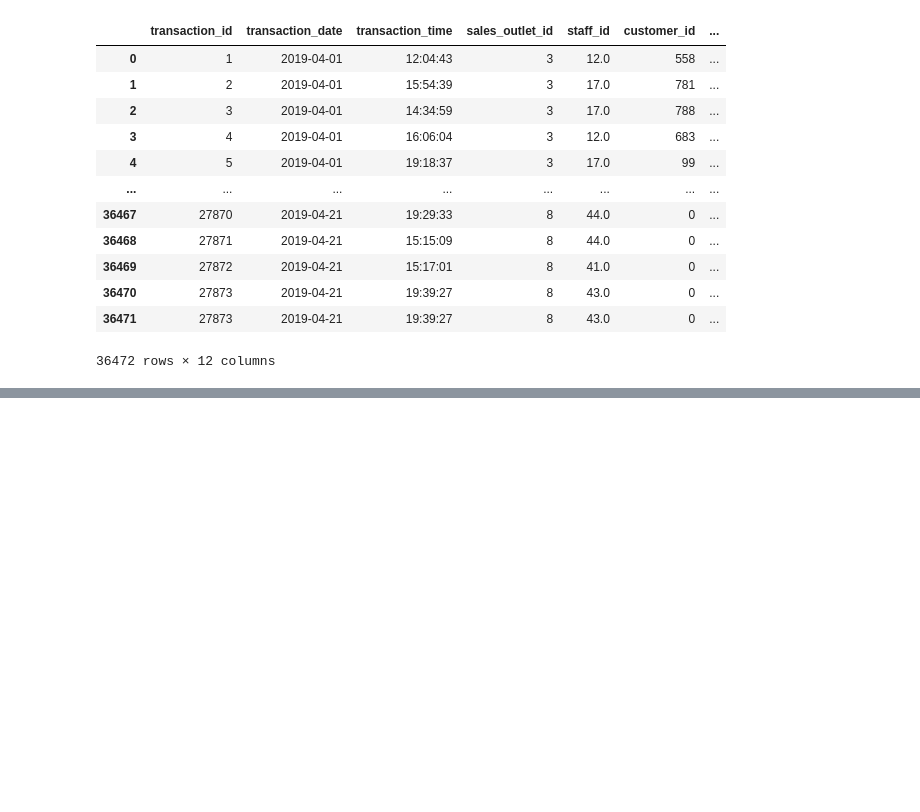
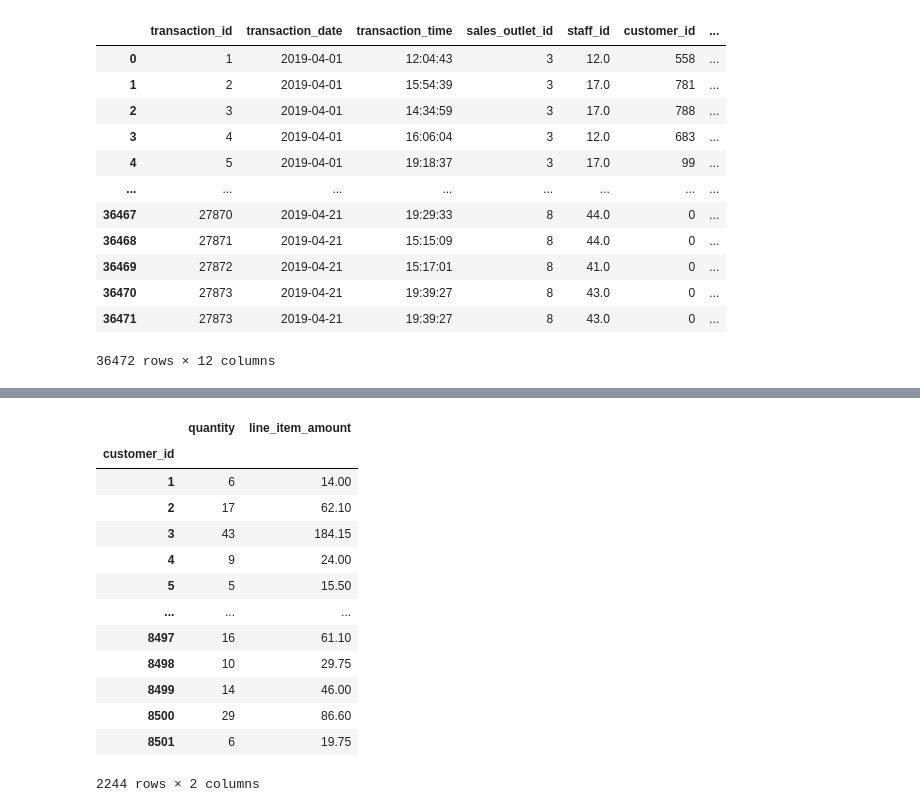
Before and after one commit to coffee-shop-analysis/coffee_project, a Jupyter notebook: explore_j.ipynb, the cells around one changed output, grey strips where cells are left out. Saved outputs shown, nothing was run; the diff lists cells and outputs as text; code cells hidden in the pictures; blank space fills up the shorter version.

```diff
--- a/explore_j.ipynb
+++ b/explore_j.ipynb
@@ -366,0 +391,17 @@ train
+# %%
+grouped_membership_customers
+# %% [output]
+|  | quantity | line_item_amount |
+| customer_id |  |  |
+| 1 | 6 | 14.00 |
+| 2 | 17 | 62.10 |
+| 3 | 43 | 184.15 |
+| 4 | 9 | 24.00 |
+| 5 | 5 | 15.50 |
+| ... | ... | ... |
+| 8497 | 16 | 61.10 |
+| 8498 | 10 | 29.75 |
+| 8499 | 14 | 46.00 |
+| 8500 | 29 | 86.60 |
+| 8501 | 6 | 19.75 |
+2244 rows × 2 columns
```
Also changed, not shown: parts of 12 cells of this notebook.
